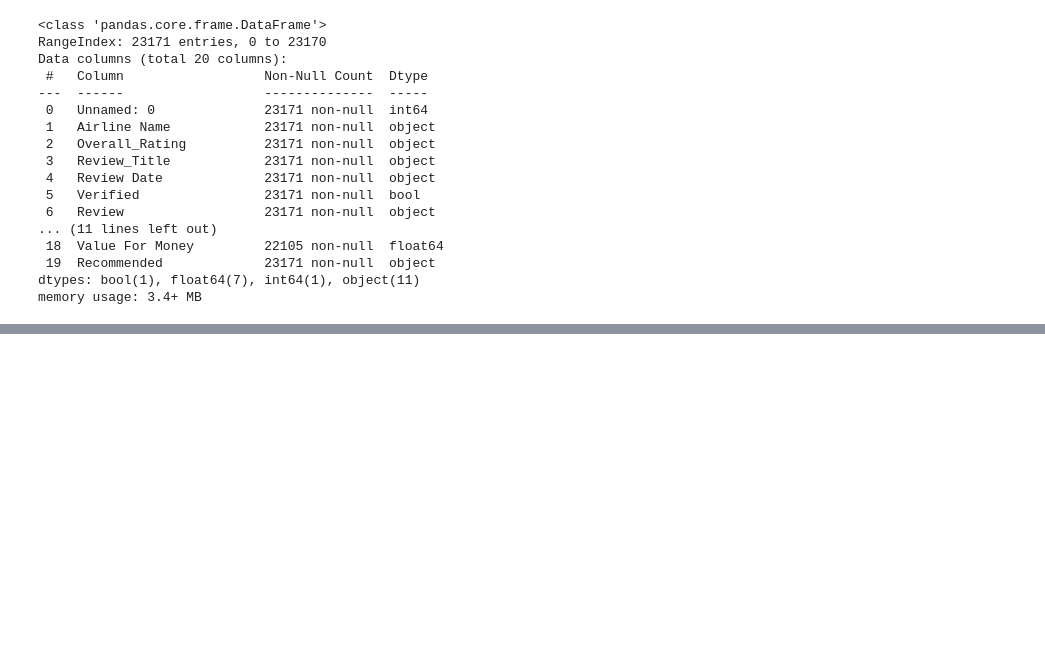
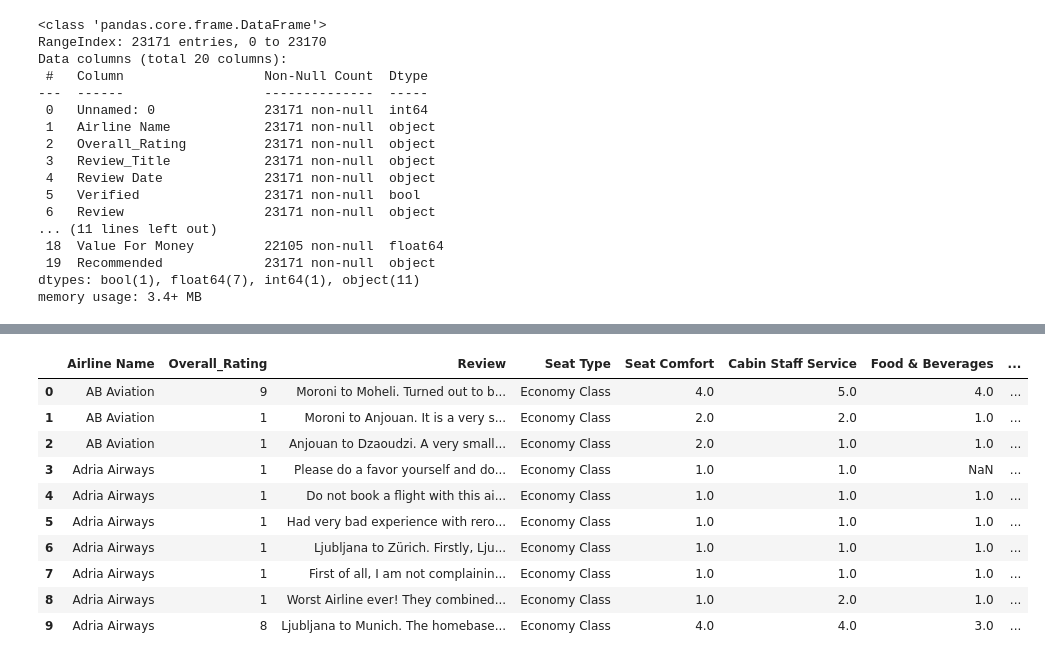
Before and after one commit to Amit-Maharjan/Sentiment-Analysis-on-Airline-Reviews, a Jupyter notebook: Sentiment Analysis on Airline Reviews.ipynb, the cells around one changed output, grey strips where cells are left out. Cells and saved outputs as stored; diff of their text form; code cells hidden in the pictures; blank space fills up the shorter version.

```diff
--- a/Sentiment Analysis on Airline Reviews.ipynb
+++ b/Sentiment Analysis on Airline Reviews.ipynb
@@ -61,0 +83,2 @@ memory usage: 3.4+ MB
+# %%
+df = df.drop_duplicates(subset=['Airline Name', 'Review'])
@@ -61,0 +89,14 @@ memory usage: 3.4+ MB
+# %%
+from nltk.stem import WordNetLemmatizer
+lemmatizer = WordNetLemmatizer()
+
+def preprocess(documents):
+    processed_docs = []
+    for doc in documents:
+        text = re.sub(r'[^a-zA-Z\s]', '', doc) #Remove numbers and special characters
+        tokens = text.lower().split()
+        lemmatized_tokens = [lemmatizer.lemmatize(word) for word in tokens]
+        processed_docs.append(" ".join(lemmatized_tokens))
+    return processed_docs
+
+df['preprocessed_review'] = preprocess(df['Review'])
@@ -61,0 +116,14 @@ memory usage: 3.4+ MB
+# %%
+df.head(10)
+# %% [output]
+|  | Airline Name | Overall_Rating | Review | Seat Type | Seat Comfort | Cabin Staff Service | Food & Beverages | ... |
+| 0 | AB Aviation | 9 | Moroni to Moheli. Turned out to b... | Economy Class | 4.0 | 5.0 | 4.0 | ... |
+| 1 | AB Aviation | 1 | Moroni to Anjouan. It is a very s... | Economy Class | 2.0 | 2.0 | 1.0 | ... |
+| 2 | AB Aviation | 1 | Anjouan to Dzaoudzi. A very small... | Economy Class | 2.0 | 1.0 | 1.0 | ... |
+| 3 | Adria Airways | 1 | Please do a favor yourself and do... | Economy Class | 1.0 | 1.0 | NaN | ... |
+| 4 | Adria Airways | 1 | Do not book a flight with this ai... | Economy Class | 1.0 | 1.0 | 1.0 | ... |
+| 5 | Adria Airways | 1 | Had very bad experience with rero... | Economy Class | 1.0 | 1.0 | 1.0 | ... |
+| 6 | Adria Airways | 1 | Ljubljana to Zürich. Firstly, Lju... | Economy Class | 1.0 | 1.0 | 1.0 | ... |
+| 7 | Adria Airways | 1 | First of all, I am not complainin... | Economy Class | 1.0 | 1.0 | 1.0 | ... |
+| 8 | Adria Airways | 1 | Worst Airline ever! They combined... | Economy Class | 1.0 | 2.0 | 1.0 | ... |
+| 9 | Adria Airways | 8 | Ljubljana to Munich. The homebase... | Economy Class | 4.0 | 4.0 | 3.0 | ... |
```
Also changed, not shown: parts of 28 cells of this notebook.
